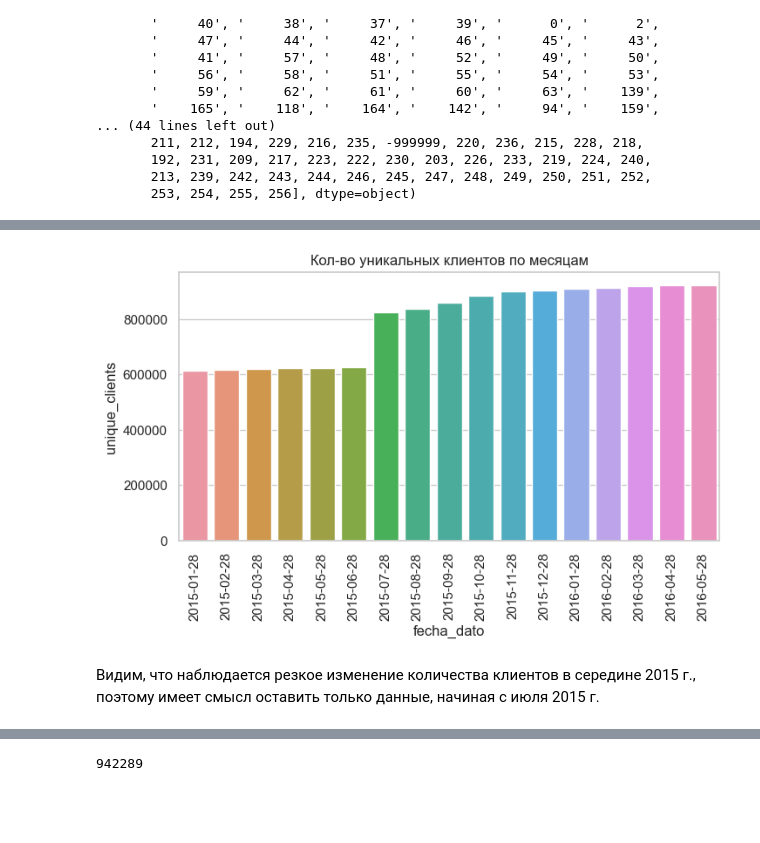
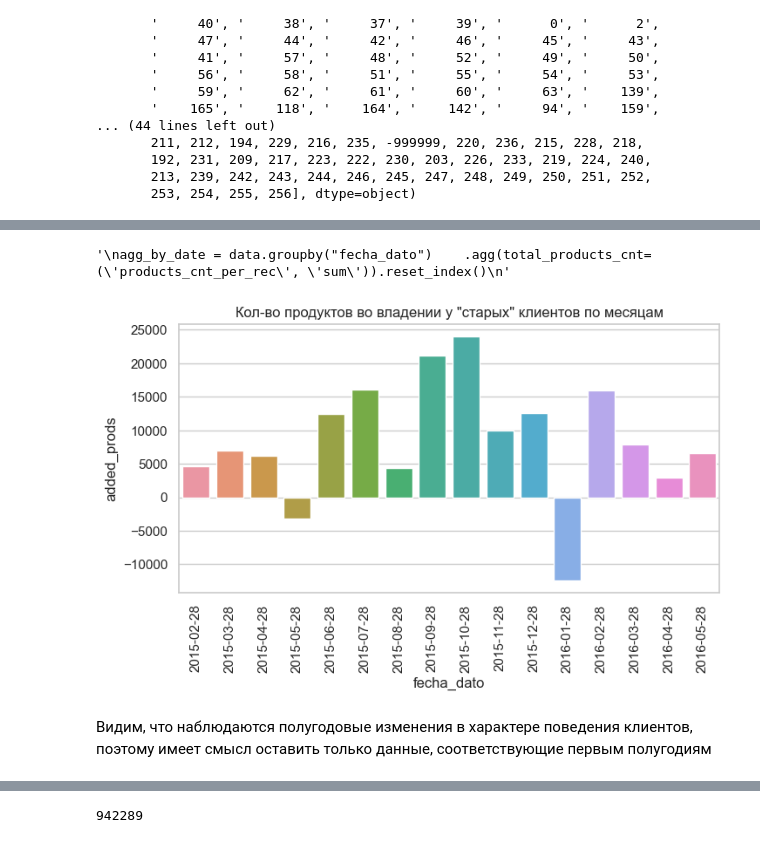
Before and after one commit to ibnkir/bank-recsys-project, a Jupyter notebook: notebooks/preparation_steps.ipynb, the cells around one changed output, grey strips where cells are left out. Cells and saved outputs as stored; diff of their text form; code cells hidden in the pictures; blank space fills up the shorter version.

```diff
--- a/notebooks/preparation_steps.ipynb
+++ b/notebooks/preparation_steps.ipynb
@@ -458 +564,8 @@ plt.show()
 # %%
+# Заполняем пропуски в renta медианами в соответствующих провинциях
+agg_by_prov = pd.DataFrame(data.groupby("nomprov")["renta"].agg('median'))
+
+for prov in data['nomprov'].unique():
+    selected_raws = (data['nomprov'] == prov)
+    fill_value = agg_by_prov.loc[prov, 'renta']
+    data.loc[selected_raws, 'renta'] = data.loc[selected_raws, 'renta'].fillna(value=fill_value)
@@ -478,3 +571,0 @@ plt.show()
-# %%
-# Заполняем пропуски в renta
-data['renta'].fillna(value=data['renta'].mode().iloc[0], inplace=True)
@@ -516,6 +572 @@ memory usage: 0.0+ bytes
-# %%
-# Заполняем пропуски в оставшихся категориальных признаках
-for col in categ_cols_with_nans:
-    fill_value = data[col].mode().iloc[0]
-    data[col].fillna(value=fill_value, inplace=True)
 # %% [markdown]
@@ -588,19 +647,25 @@ data = data[~outliers]
 # %%
-# Агрегируем кол-во уникальных клиентов по месяцам
+# Агрегируем кол-во продуктов по месяцам
+agg_by_date = old_clients_data.groupby("fecha_dato")\
+    .agg(total_products_cnt=('products_cnt_per_rec', 'sum')).reset_index()
+'''
 agg_by_date = data.groupby("fecha_dato")\
-    .agg(unique_clients=('ncodpers', 'nunique')).reset_index()
+    .agg(total_products_cnt=('products_cnt_per_rec', 'sum')).reset_index()
+'''
+# %% [output]
+'\nagg_by_date = data.groupby("fecha_dato")    .agg(total_products_cnt=(\'products_cnt_per_rec\', \'sum\')).reset_index()\n'
 # %%
 # Строим барплот
 
 plt.figure(figsize=(8,4))
-sns.barplot(data=agg_by_date, x='fecha_dato', y='unique_clients')\
-    .set_title('Кол-во уникальных клиентов по месяцам')
+sns.barplot(data=agg_by_date.iloc[1:,:], x='fecha_dato', y='added_prods')\
+    .set_title('Кол-во продуктов во владении у "старых" клиентов по месяцам')
 plt.xticks(rotation='vertical')
 plt.show()
 # %% [output]
-[figure, old version]
+[figure, new version]
 # %% [markdown]
-Видим, что наблюдается резкое изменение количества клиентов в середине 2015 г.,
-поэтому имеет смысл оставить только данные, начиная с июля 2015 г.
+Видим, что наблюдаются полугодовые изменения в характере поведения клиентов,
+поэтому имеет смысл оставить только данные, соответствующие первым полугодиям
 # %%
 # Оставляем данные, начиная с ноября 2015 г.
```
Also changed, not shown: parts of 59 cells of this notebook, 1 other file.
